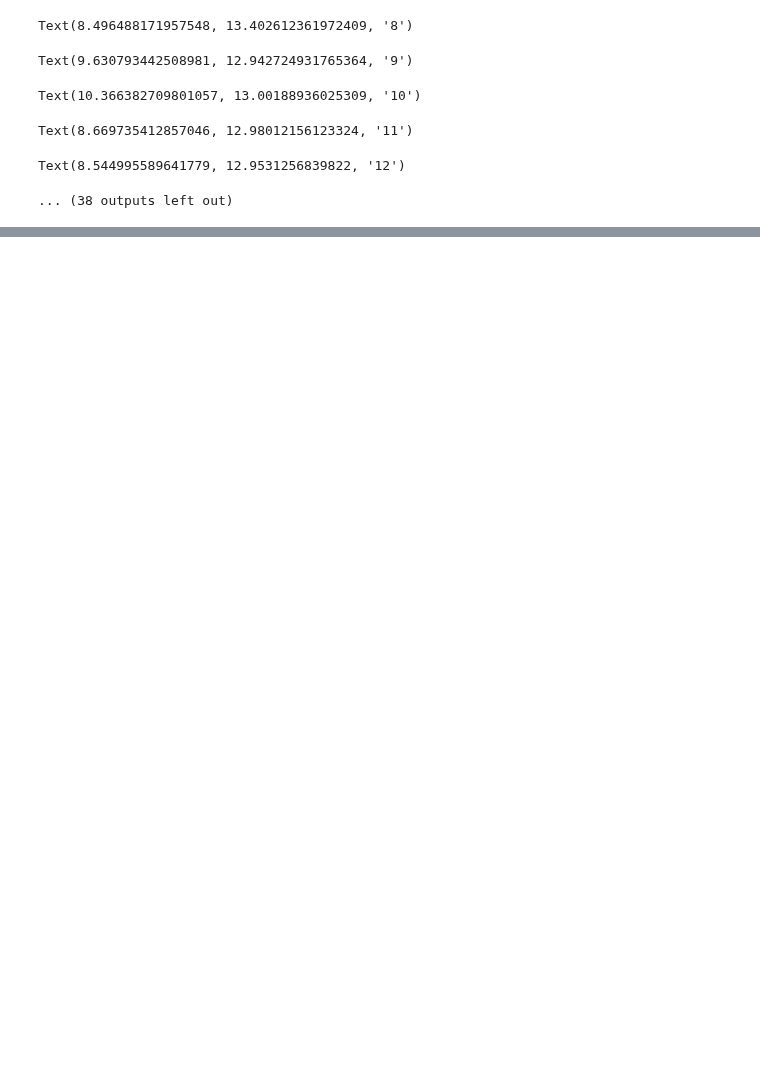
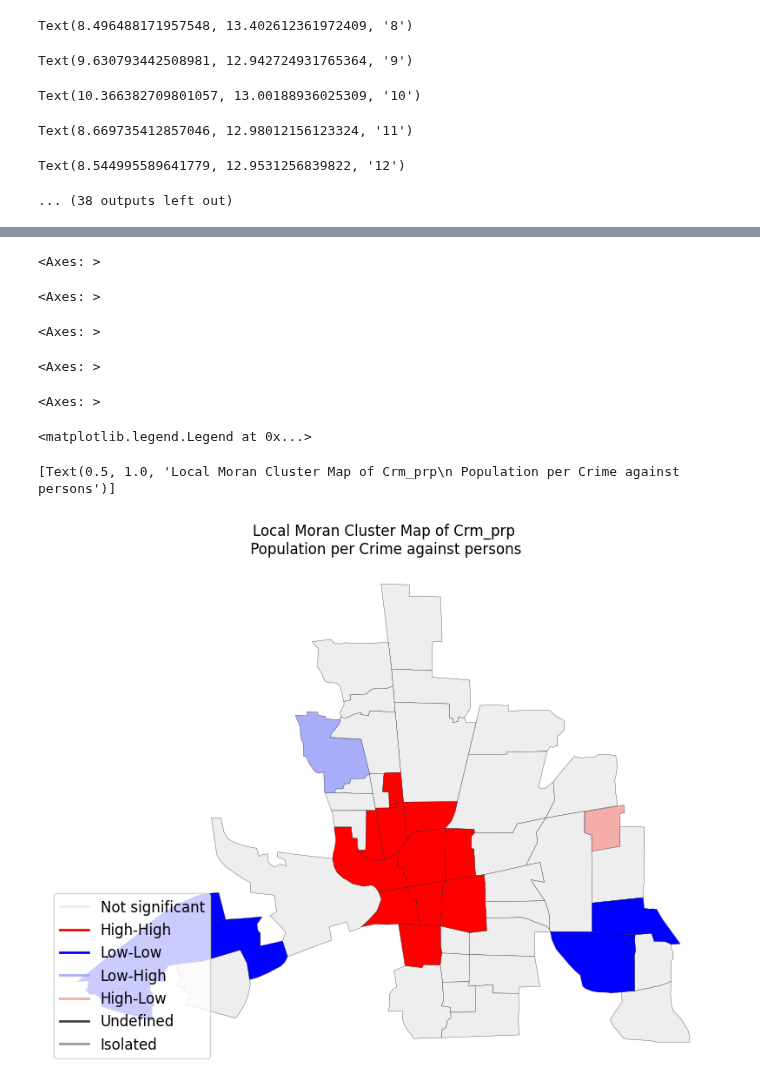
Before and after one commit to theaok/gisPy, a Jupyter notebook: geoda.ipynb, the cells around one changed output, grey strips where cells are left out. Cells and saved outputs as stored; diff of their text form; code cells hidden in the pictures; blank space fills up the shorter version.

```diff
--- a/geoda.ipynb
+++ b/geoda.ipynb
@@ -126,3 +127,7 @@ px.scatter(col, x="CRIME", y="HOVAL",
                   hover_data=['POLYID'],width=1000,height=600)
 # %% [output]
 [interactive output not drawn]
+# %%
+g_col = pygeoda.open(col)
+queen_w = pygeoda.queen_weights(g_col)
+queen_w
@@ -128,0 +144,39 @@ px.scatter(col, x="CRIME", y="HOVAL",
+# %%
+#https://geodacenter.github.io/pygeoda/esda_geopandas.html#geopandas-pygeoda
+
+crm_prp = col['CRIME']
+crm_lisa = pygeoda.local_moran(queen_w, crm_prp)
+
+import matplotlib
+import matplotlib.pyplot as plt
+
+fig, ax = plt.subplots(figsize = (10,10))
+lisa_colors = crm_lisa.lisa_colors()
+lisa_labels = crm_lisa.lisa_labels()
+
+# attach LISA cluster indicators to geodataframe
+col['LISA'] = crm_lisa.lisa_clusters()
+
+for ctype, data in col.groupby('LISA'):
+    color = lisa_colors[ctype]
+    lbl = lisa_labels[ctype]
+    data.plot(color = color,
+        ax = ax,
+        label = lbl,
+        edgecolor = 'black',
+        linewidth = 0.2)
+
+# Place legend in the lower right hand corner of the plot
+lisa_legend = [matplotlib.lines.Line2D([0], [0], color=color, lw=2) for color in lisa_colors]
+ax.legend(lisa_legend, lisa_labels,loc='lower left', fontsize=12, frameon=True)
+ax.set(title='Local Moran Cluster Map of crime')
+ax.set_axis_off()
+# %% [output]
+<Axes: >
+<Axes: >
+<Axes: >
+<Axes: >
+<Axes: >
+<matplotlib.legend.Legend at 0x...>
+[Text(0.5, 1.0, 'Local Moran Cluster Map of Crm_prp\n Population per Crime against persons')]
+[figure, added]
```
Also changed, not shown: parts of 4 cells of this notebook.
